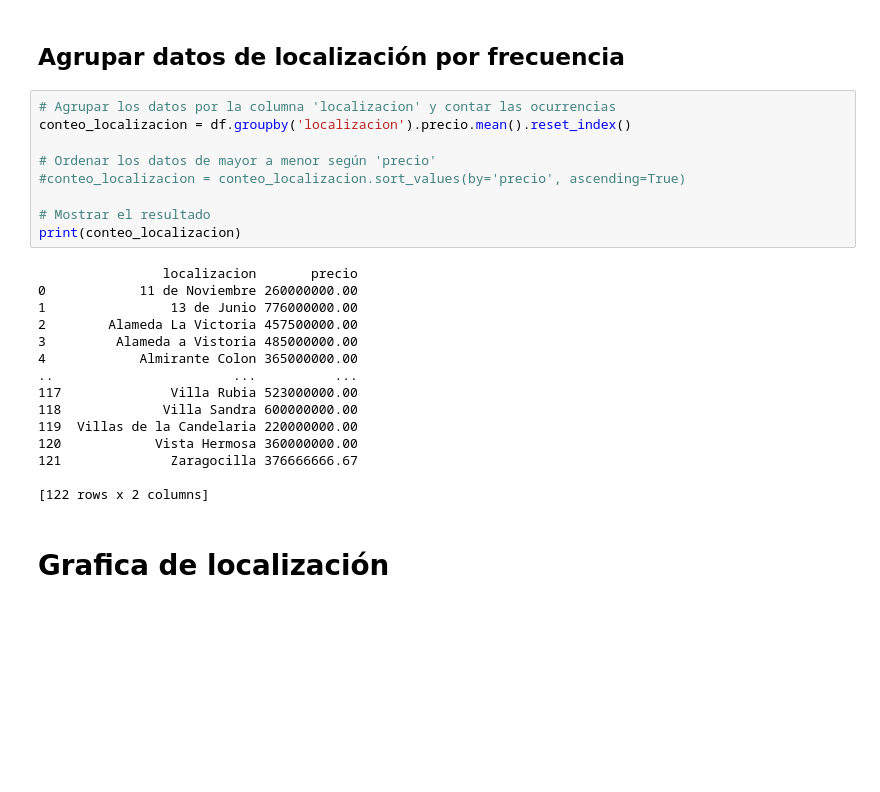
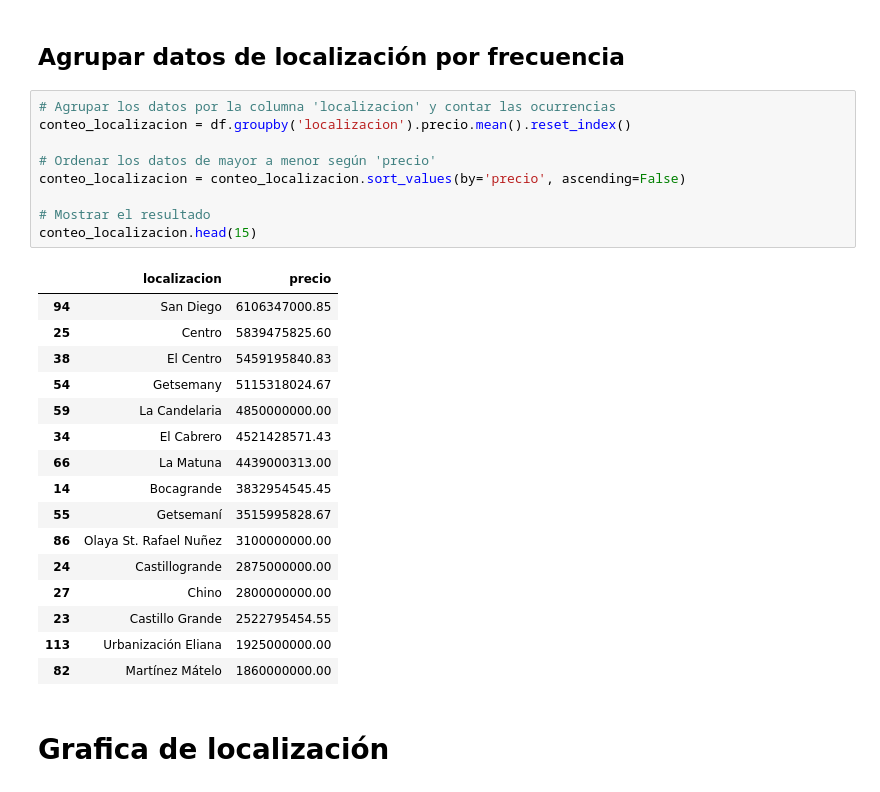
Before and after one commit to randher1/proyecto-analisis-de-datos, a Jupyter notebook: Scripts/exploration.ipynb, the cells around one changed output. Drawn from its saved outputs; the diff is of its cells as text; blank space fills up the shorter version.

```diff
--- a/Scripts/exploration.ipynb
+++ b/Scripts/exploration.ipynb
@@ -25,27 +22,29 @@ df.head(2)
 # %%
 # Agrupar los datos por la columna 'localizacion' y contar las ocurrencias
 conteo_localizacion = df.groupby('localizacion').precio.mean().reset_index()
 
 # Ordenar los datos de mayor a menor según 'precio'
-#conteo_localizacion = conteo_localizacion.sort_values(by='precio', ascending=True)
+conteo_localizacion = conteo_localizacion.sort_values(by='precio', ascending=False)
 
 # Mostrar el resultado
-print(conteo_localizacion)
+conteo_localizacion.head(15)
 # %% [output]
-                localizacion       precio
-0            11 de Noviembre 260000000.00
-1                13 de Junio 776000000.00
-2        Alameda La Victoria 457500000.00
-3         Alameda a Vistoria 485000000.00
-4            Almirante Colon 365000000.00
-..                       ...          ...
-117              Villa Rubia 523000000.00
-118             Villa Sandra 600000000.00
-119  Villas de la Candelaria 220000000.00
-120            Vista Hermosa 360000000.00
-121              Zaragocilla 376666666.67
-
-[122 rows x 2 columns]
+|  | localizacion | precio |
+| 94 | San Diego | 6106347000.85 |
+| 25 | Centro | 5839475825.60 |
+| 38 | El Centro | 5459195840.83 |
+| 54 | Getsemany | 5115318024.67 |
+| 59 | La Candelaria | 4850000000.00 |
+| 34 | El Cabrero | 4521428571.43 |
+| 66 | La Matuna | 4439000313.00 |
+| 14 | Bocagrande | 3832954545.45 |
+| 55 | Getsemaní | 3515995828.67 |
+| 86 | Olaya St. Rafael Nuñez | 3100000000.00 |
+| 24 | Castillogrande | 2875000000.00 |
+| 27 | Chino | 2800000000.00 |
+| 23 | Castillo Grande | 2522795454.55 |
+| 113 | Urbanización Eliana | 1925000000.00 |
+| 82 | Martínez Mátelo | 1860000000.00 |
 # %% [markdown]
 # Grafica de localización
 # %%
```
Also changed, not shown: parts of 5 cells of this notebook, 4 other files.
